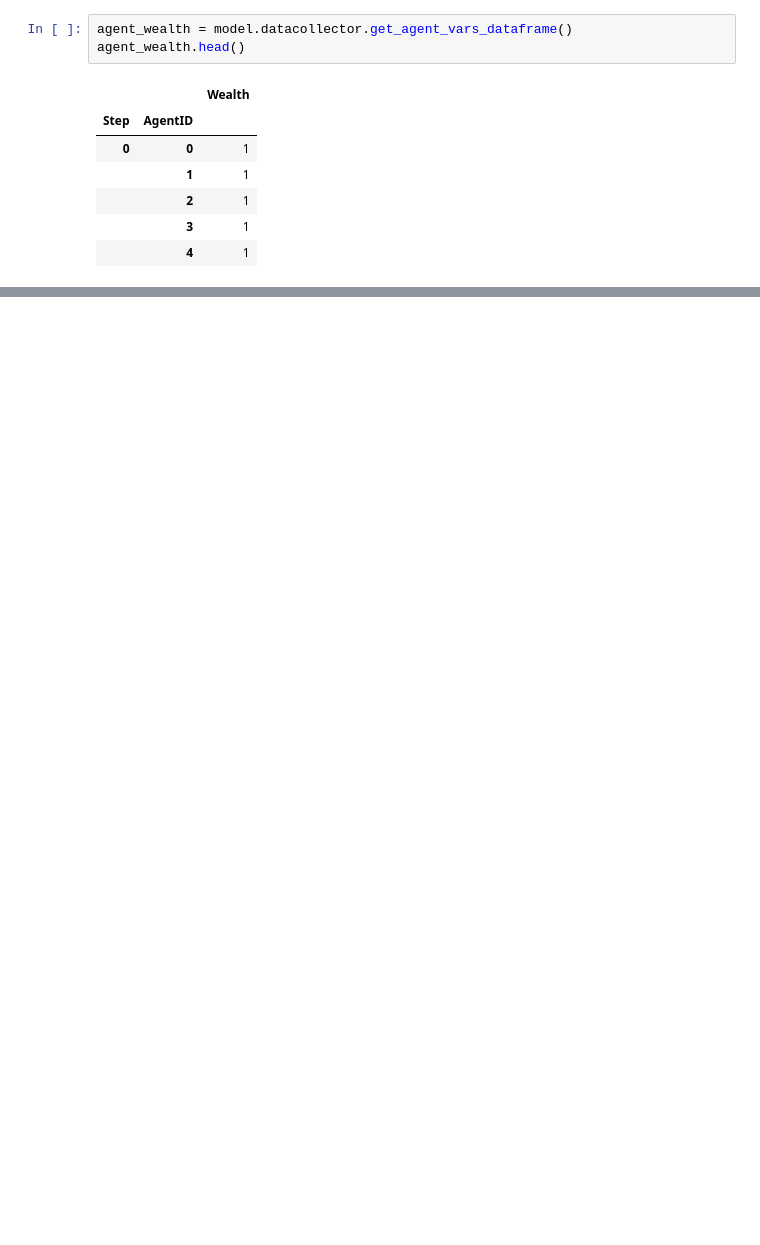
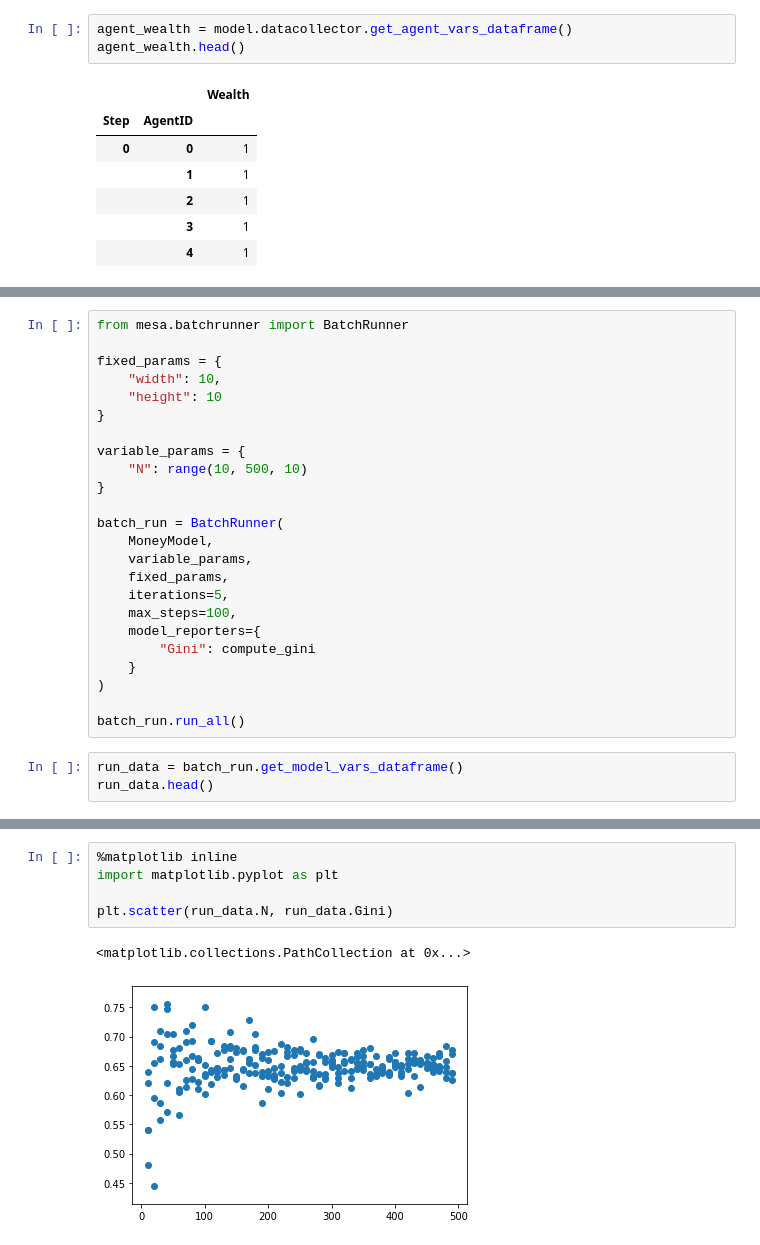
Before and after one commit to vincentveyron/mesa-tutorial, a Jupyter notebook: 1 - model test.ipynb, the cells around one changed output, grey strips where cells are left out. Drawn from its saved outputs; the diff is of its cells as text; blank space fills up the shorter version.

```diff
--- a/1 - model test.ipynb
+++ b/1 - model test.ipynb
@@ -45,0 +46,27 @@ one_agent_wealth.head()
+# %%
+from mesa.batchrunner import BatchRunner
+
+fixed_params = {
+    "width": 10,
+    "height": 10
+}
+
+variable_params = {
+    "N": range(10, 500, 10)
+}
+
+batch_run = BatchRunner(
+    MoneyModel,
+    variable_params,
+    fixed_params,
+    iterations=5,
+    max_steps=100,
+    model_reporters={
+        "Gini": compute_gini
+    }
+)
+
+batch_run.run_all()
+# %%
+run_data = batch_run.get_model_vars_dataframe()
+run_data.head()
@@ -45,0 +80,8 @@ one_agent_wealth.head()
+# %%
+%matplotlib inline
+import matplotlib.pyplot as plt
+
+plt.scatter(run_data.N, run_data.Gini)
+# %% [output]
+<matplotlib.collections.PathCollection at 0x...>
+[figure, added]
```
Also changed, not shown: parts of 5 cells of this notebook, 1 other file.
